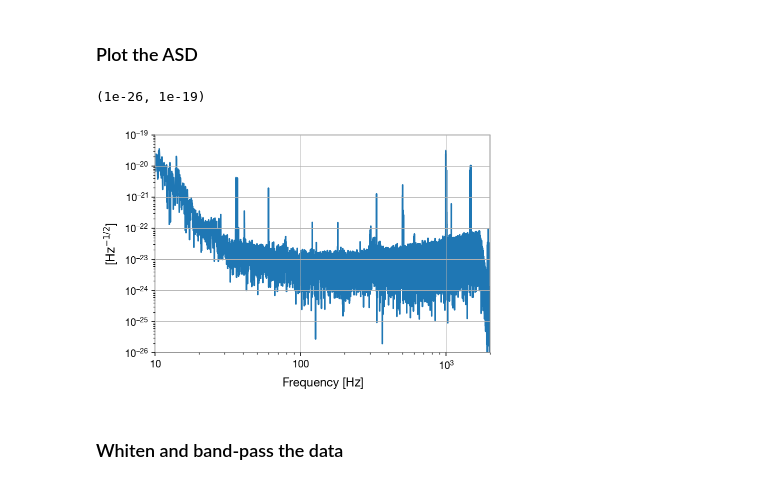
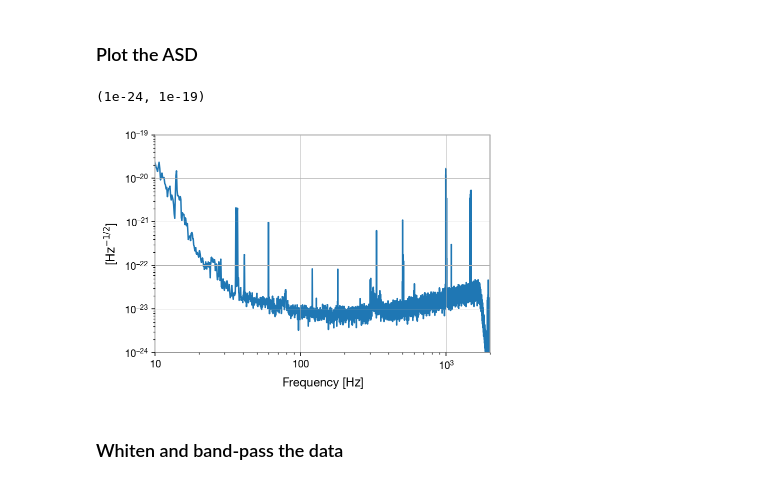
Before and after one commit to gwosc-tutorial/quickview, a Jupyter notebook: index.ipynb, the cells around one changed output. Saved outputs shown, nothing was run; the diff lists cells and outputs as text; code cells hidden in the pictures.

```diff
--- a/index.ipynb
+++ b/index.ipynb
@@ -54,4 +41,8 @@ Cut and paste URL of any data file
 # %%
+from gwosc.locate import get_urls
+url = get_urls(detector, t0, t0)[-1]
+
+print('Downloading: ' , url)
 fn = os.path.basename(url)
 with open(fn,'wb') as strainfile:
     straindata = requests.get(url)
@@ -70,12 +63,12 @@ fig1 = strain.plot()
 ### Plot the ASD
 # %%
 # -- Plot ASD
-fig2 = strain.asd().plot()
+fig2 = strain.asd(fftlength=8).plot()
 plt.xlim(10,2000)
-plt.ylim(1e-26, 1e-19)
+plt.ylim(1e-24, 1e-19)
 # %% [output]
-(1e-26, 1e-19)
+(1e-24, 1e-19)
-[figure, old version]
+[figure, new version]
 # %% [markdown]
 ### Whiten and band-pass the data
 # %%
```
Also changed, not shown: parts of 14 cells of this notebook, 1 other file.
